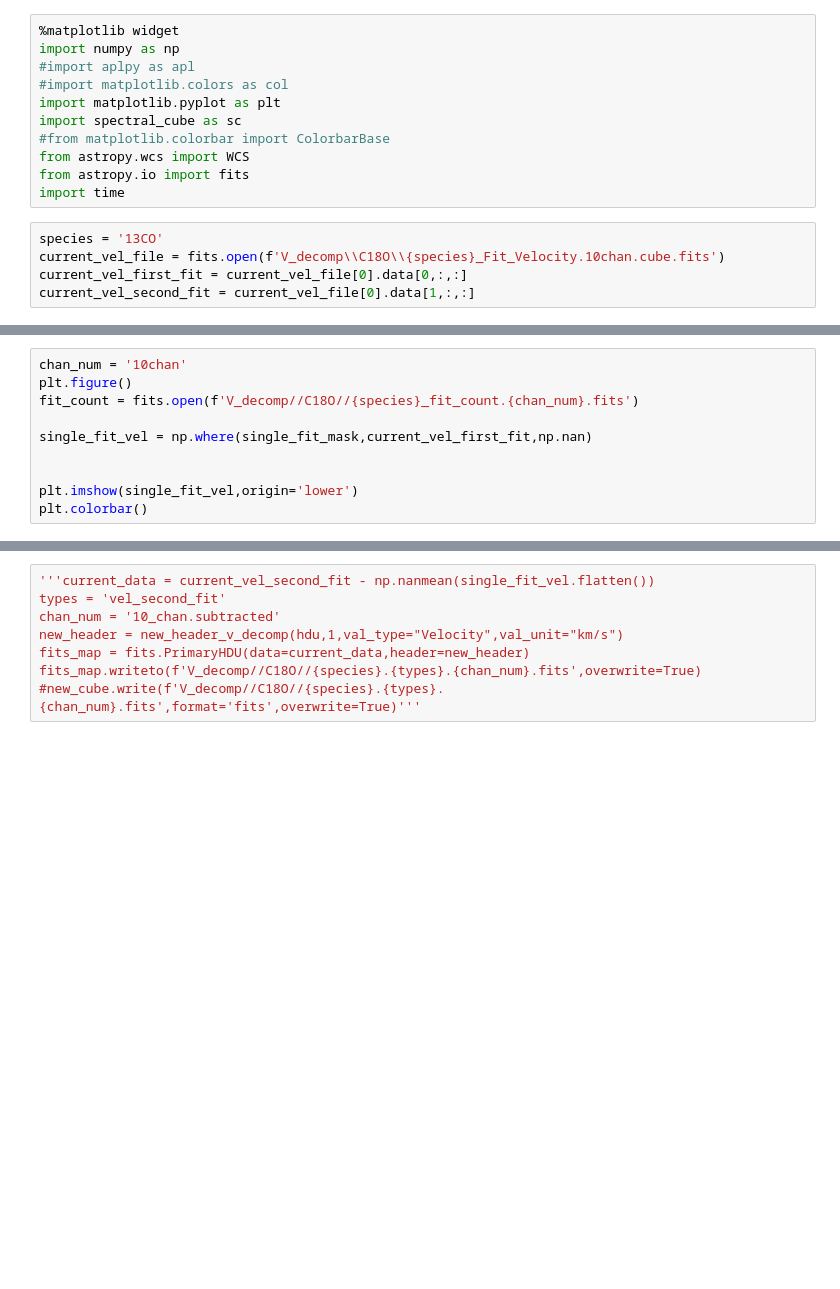
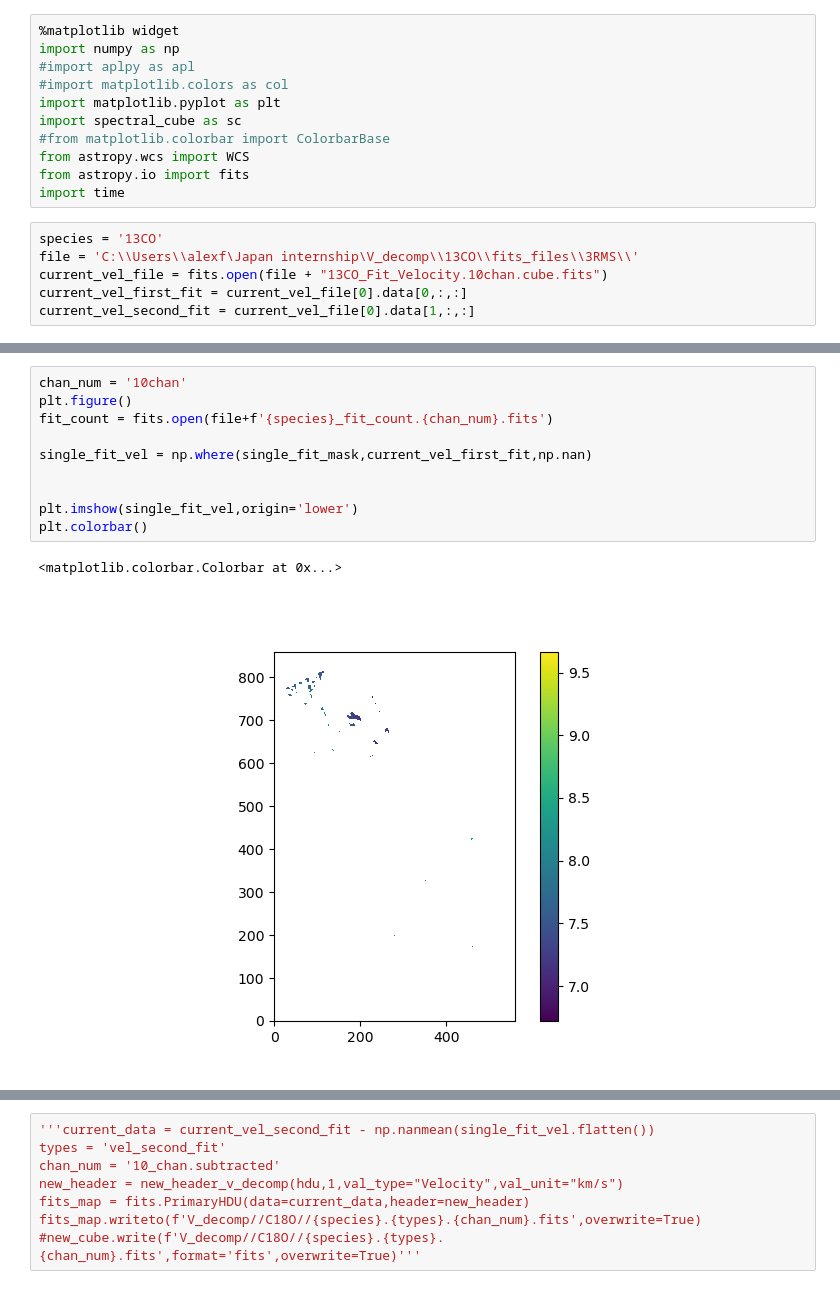
Before and after one commit to Nova-Foster/Nova-NGC1333, a Jupyter notebook: fits_analysis.ipynb, the cells around one changed output, grey strips where cells are left out. Drawn from its saved outputs; the diff is of its cells as text; blank space fills up the shorter version.

```diff
--- a/fits_analysis.ipynb
+++ b/fits_analysis.ipynb
@@ -11,7 +11,8 @@ from astropy.io import fits
 import time
 # %%
 species = '13CO'
-current_vel_file = fits.open(f'V_decomp\\C18O\\{species}_Fit_Velocity.10chan.cube.fits')
+file = 'C:\\Users\\alexf\Japan internship\V_decomp\\13CO\\fits_files\\3RMS\\'
+current_vel_file = fits.open(file + "13CO_Fit_Velocity.10chan.cube.fits")
 current_vel_first_fit = current_vel_file[0].data[0,:,:]
 current_vel_second_fit = current_vel_file[0].data[1,:,:]
 # %%
@@ -50,13 +56,16 @@ multiple_fit_mask = np.logical_not(single_fit_mask)
 # %%
 chan_num = '10chan'
 plt.figure()
-fit_count = fits.open(f'V_decomp//C18O//{species}_fit_count.{chan_num}.fits')
+fit_count = fits.open(file+f'{species}_fit_count.{chan_num}.fits')
 
 single_fit_vel = np.where(single_fit_mask,current_vel_first_fit,np.nan)
 
 
 plt.imshow(single_fit_vel,origin='lower')
 plt.colorbar()
+# %% [output]
+<matplotlib.colorbar.Colorbar at 0x...>
+[figure, added]
 # %%
 plt.figure(figsize=(16,6))
 plt.subplot(131)
```
Also changed, not shown: parts of 15 cells of this notebook, 1 other file.
